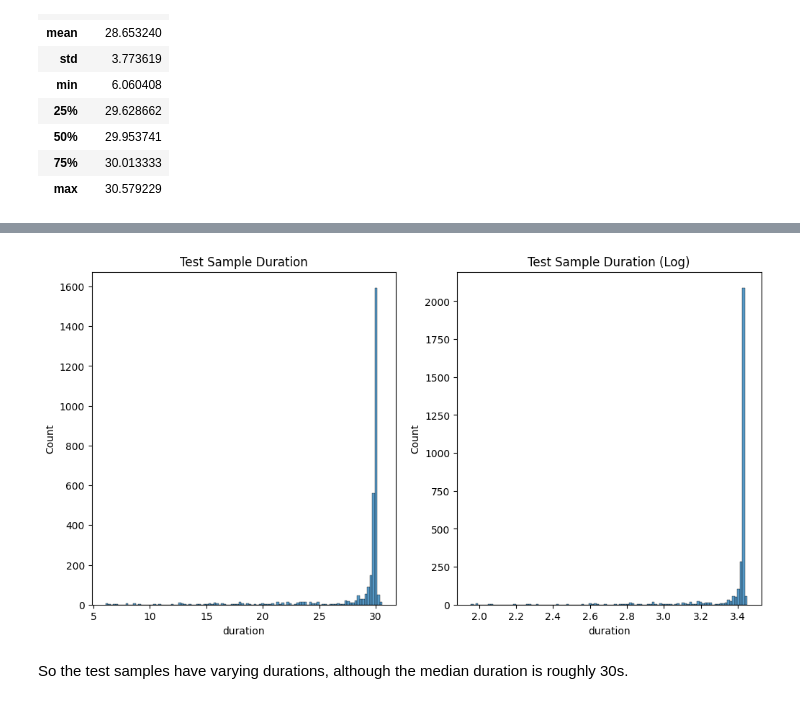
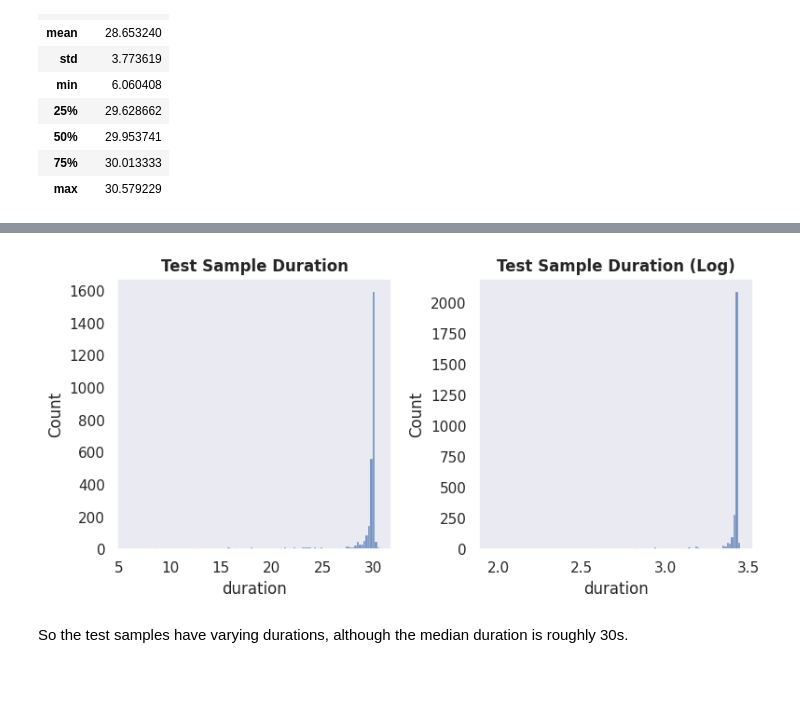
Before and after one commit to 24f2008014/dl-genai-project-26-t1, a Jupyter notebook: notebooks/eda.ipynb, the cells around one changed output, grey strips where cells are left out. Drawn from its saved outputs; the diff is of its cells as text; code cells hidden in the pictures.

Commit message:
Clean up code and change visual style of plots

```diff
--- a/notebooks/eda.ipynb
+++ b/notebooks/eda.ipynb
@@ -126,12 +134,15 @@ df[["duration"]].describe()
 # %%
-fig, ax = plt.subplots(1, 2, figsize=(12, 6))
+sns.set_theme()
+sns.set_style("dark")
+fig, ax = plt.subplots(1, 2, figsize=(8, 4))
 sns.histplot(data=df["duration"], ax=ax[0])
 sns.histplot(data=np.log1p(df["duration"]), ax=ax[1])
-ax[0].set_title("Test Sample Duration")
-ax[1].set_title("Test Sample Duration (Log)")
+ax[0].set_title("Test Sample Duration", fontweight="bold")
+ax[1].set_title("Test Sample Duration (Log)", fontweight="bold")
+plt.tight_layout()
 plt.show()
 # %% [output]
-[figure, old version]
+[figure, new version]
 # %% [markdown]
 So the test samples have varying durations, although the median duration is roughly 30s.
 # %%
```
Also changed, not shown: parts of 14 cells of this notebook.
